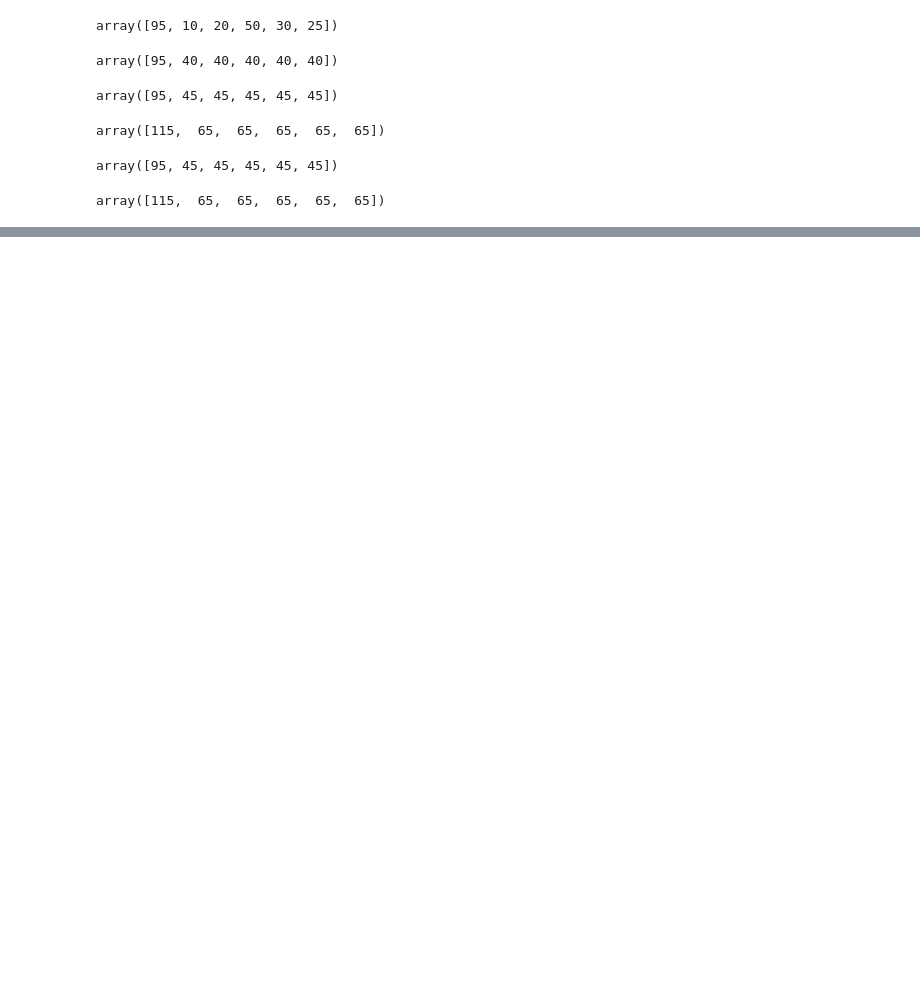
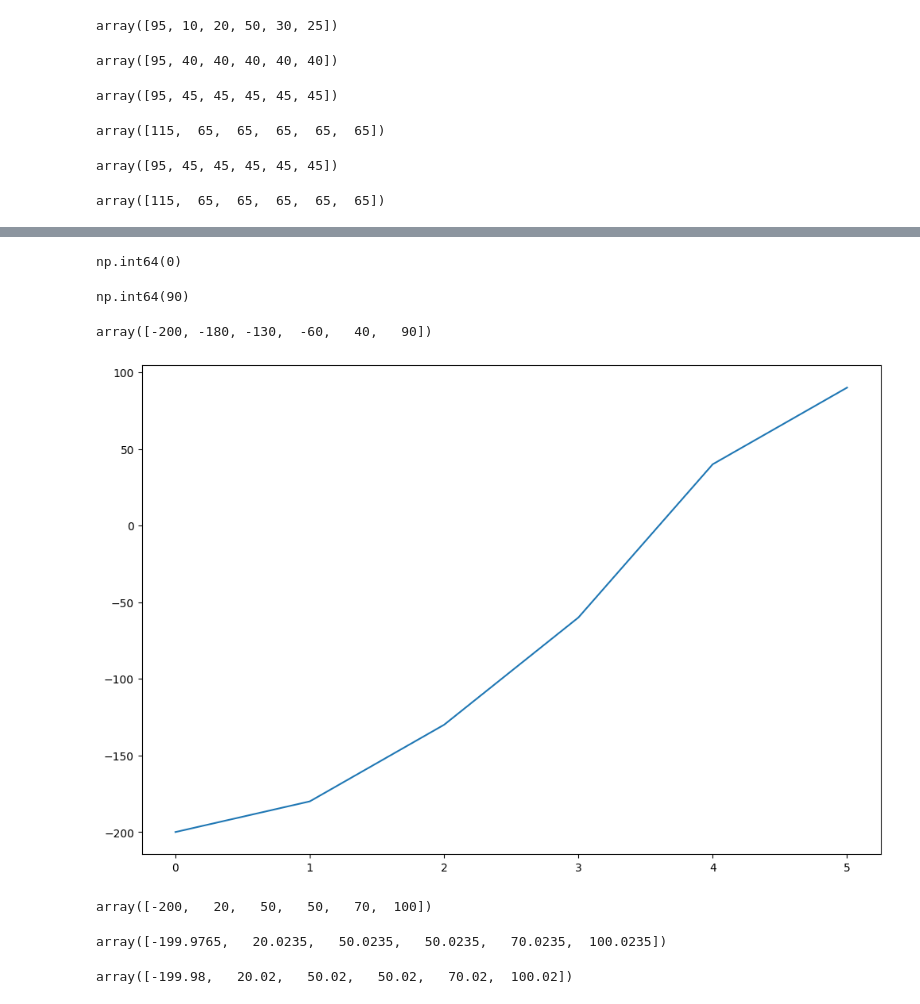
Before and after one commit to francisco-oro/algorithmic-stock-trading, a Jupyter notebook: NB_06_Numpy.ipynb, the cells around one changed output, grey strips where cells are left out. Saved outputs shown, nothing was run; the diff lists cells and outputs as text; code cells hidden in the pictures; blank space fills up the shorter version.

```diff
--- a/NB_06_Numpy.ipynb
+++ b/NB_06_Numpy.ipynb
@@ -311,0 +382,3 @@ cf2 = cf1[:]
+# %%
+cf = np.array([-200, 20, 50, 70, 100, 50])
+cf
@@ -311,0 +403,14 @@ cf2 = cf1[:]
+# %%
+cf.argmin()
+# %% [output]
+np.int64(0)
+# %%
+cf.sum()
+# %% [output]
+np.int64(90)
+# %%
+cf.cumsum()
+# %% [output]
+array([-200, -180, -130,  -60,   40,   90])
+# %%
+array = cf.cumsum()
@@ -311,0 +419,6 @@ cf2 = cf1[:]
+# %%
+plt.figure(figsize=(12, 8))
+plt.plot(array)
+plt.show()
+# %% [output]
+[figure, added]
@@ -311,0 +427,4 @@ cf2 = cf1[:]
+# %%
+cf
+# %% [output]
+array([-200,   20,   50,   50,   70,  100])
@@ -311,0 +433,8 @@ cf2 = cf1[:]
+# %%
+cf
+# %% [output]
+array([-199.9765,   20.0235,   50.0235,   50.0235,   70.0235,  100.0235])
+# %%
+cf.round(2)
+# %% [output]
+array([-199.98,   20.02,   50.02,   50.02,   70.02,  100.02])
```
Also changed, not shown: parts of 54 cells of this notebook, 1 other file.
